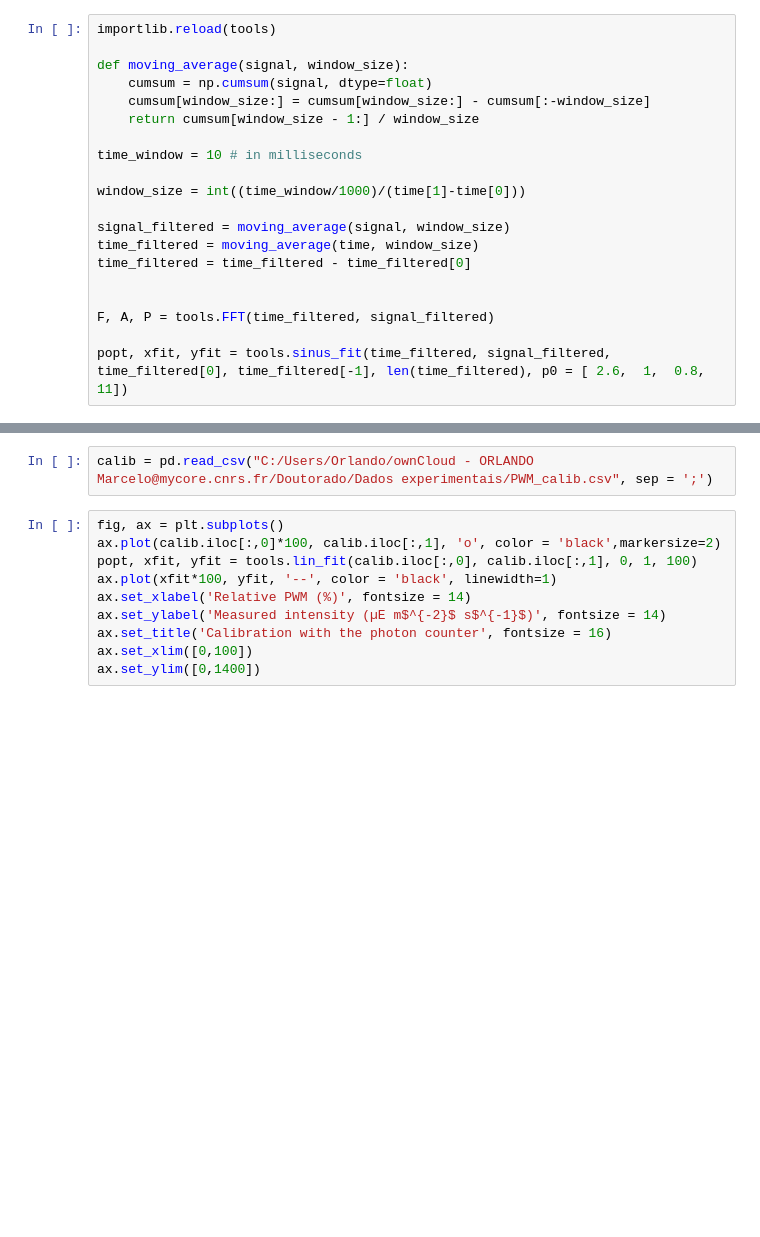
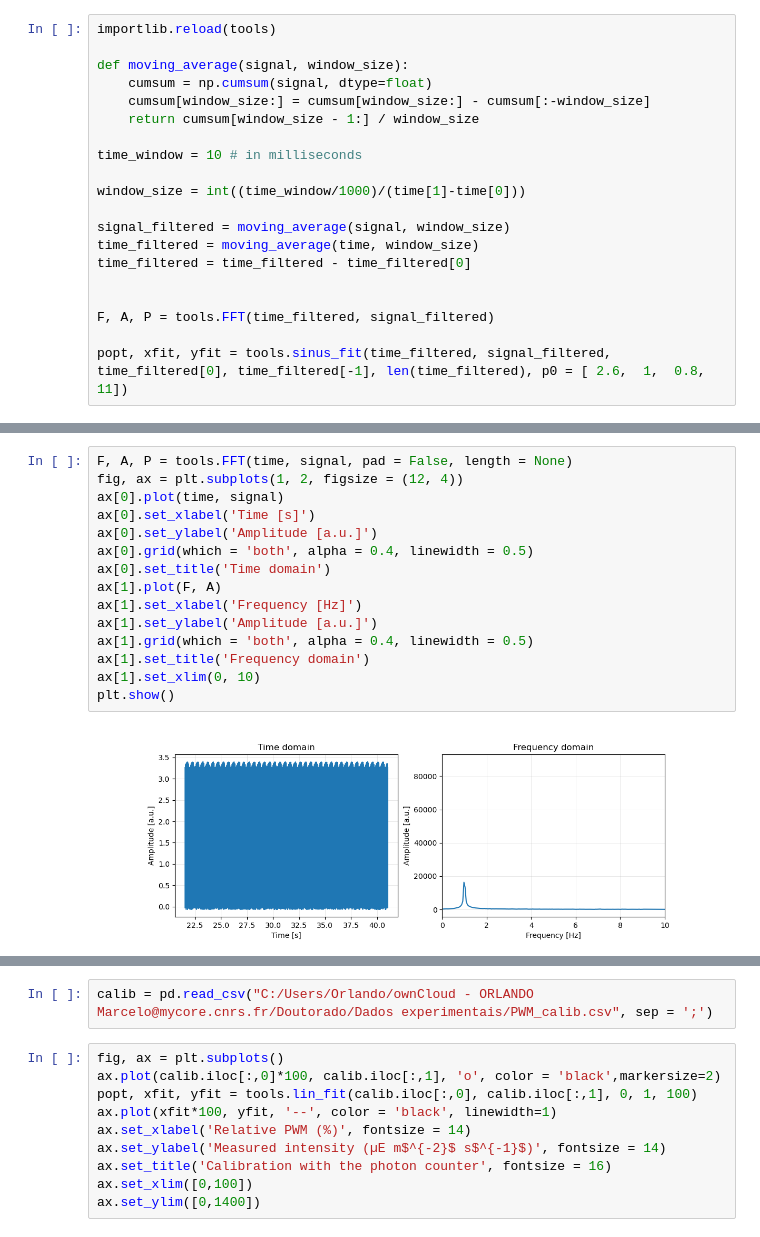
Before and after one commit to orlandomarcelo/DREAM_repo, a Jupyter notebook: Notebooks/Oscillo.ipynb, the cells around one changed output, grey strips where cells are left out. Saved outputs shown, nothing was run; the diff lists cells and outputs as text; blank space fills up the shorter version.

```diff
--- a/Notebooks/Oscillo.ipynb
+++ b/Notebooks/Oscillo.ipynb
@@ -74,0 +93,17 @@ figure.tight_layout()
+# %%
+F, A, P = tools.FFT(time, signal, pad = False, length = None)
+fig, ax = plt.subplots(1, 2, figsize = (12, 4))
+ax[0].plot(time, signal)
+ax[0].set_xlabel('Time [s]')
+ax[0].set_ylabel('Amplitude [a.u.]')
+ax[0].grid(which = 'both', alpha = 0.4, linewidth = 0.5)
+ax[0].set_title('Time domain')
+ax[1].plot(F, A)
+ax[1].set_xlabel('Frequency [Hz]')
+ax[1].set_ylabel('Amplitude [a.u.]')
+ax[1].grid(which = 'both', alpha = 0.4, linewidth = 0.5)
+ax[1].set_title('Frequency domain')
+ax[1].set_xlim(0, 10)
+plt.show()
+# %% [output]
+[figure, added]
```
Also changed, not shown: parts of 5 cells of this notebook, 2 other files.
